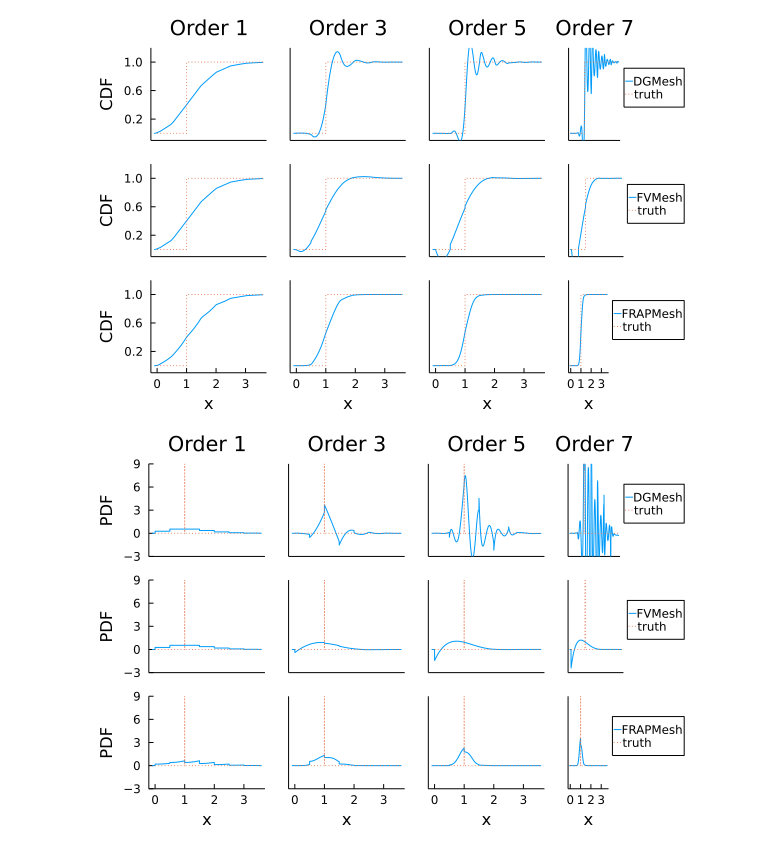
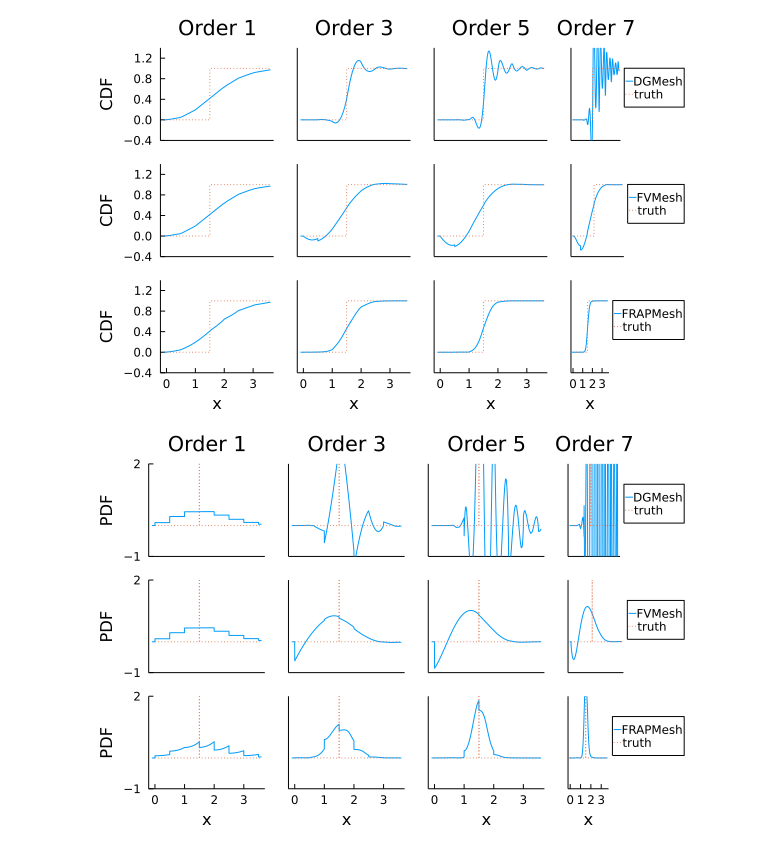
Before and after one commit to angus-lewis/DFQExamples.jl, a Jupyter notebook: notebooks/OneDWave.ipynb, the cells around one changed output. Drawn from its saved outputs; the diff is of its cells as text; code cells hidden in the pictures.

```diff
--- a/notebooks/OneDWave.ipynb
+++ b/notebooks/OneDWave.ipynb
@@ -17,7 +15,7 @@ model = FluidQueue(T,c)
 nodes = collect(0.0:0.5:5);
 # %%
 
-for t in [1.0; 1.25]
+for t in [1.5+eps(), 1.75, 2.0-eps()]
     for plt_type in (cdf,pdf)
         p = plot(layout=(3,4))
         linetypes = [:solid,:solid,:solid]
@@ -36,12 +34,13 @@ for t in [1.0; 1.25]
                 dt = integrate_time(d0,B,t,RungeKutta4(0.01))
 
                 rec = plt_type(dt)
-
+                y_lim_vals = (plt_type==pdf) ? (-1.0,2.0) : (-0.4,1.4)
+                y_tick_vals = ((plt_type==pdf) ? (y_lim_vals[1]:3:y_lim_vals[2]) : (y_lim_vals[1]:0.4:y_lim_vals[2]))
                 std_plot(args...; kwargs...) = plot!(
                     p.layout.grid[c_mesh,c_order],
                     x->rec(x,1),
                     nodes[1]-0.1, 3.6;
-                    ylim=((plt_type==pdf) ? (-3,9) : (-0.1,1.2)),
+                    ylim=y_lim_vals,
                     linestyle=linetypes[c_mesh],
                     xticks=false,
                     yticks=false,
@@ -50,7 +49,7 @@ for t in [1.0; 1.25]
                 )
                 if c_order == 1
                     std_plot(;label=false,ylabel=uppercase(string(plt_type)),legend=false)
-                    yticks!(p.layout.grid[c_mesh,c_order], ((plt_type==pdf) ? (-3:3:9) : (-0.2:0.4:1.2)))
+                    yticks!(p.layout.grid[c_mesh,c_order], y_tick_vals)
                 elseif c_order == 4
                     std_plot(;label=string(mtype),legend=:outerright)
                 else
@@ -66,32 +65,32 @@ for t in [1.0; 1.25]
                     plot!(
                         p.layout.grid[c_mesh,c_order],
                         [0.0;t+eps();t+eps();3.6],
                         [0.0;0.0;1.0;1.0],
                         args...;
                         linestyle=:dot,
                         kwargs...,
                     )
                 elseif plt_type==pdf
                     plot!(
                         p.layout.grid[c_mesh,c_order],
                         [0.0;t;t+eps();t+2*eps();3.6],
                         [0.0;0.0;100;0.0;0.0],
                         args...;
                         subplot=c_order,
                         linestyle=:dot,
                         kwargs...
                     )
                 end
                 if c_order==4
                     std_plot2(;label="truth",legend=:outerright)
                 else
                     std_plot2(;label=false)
                 end
             end
         end
         display(p)
     end
 end
 # %% [output]
-[figure, old version]
+[figure, new version]
-[figure, old version]
+[figure, new version]
```
Also changed, not shown: parts of 3 cells of this notebook, 2 other files.
